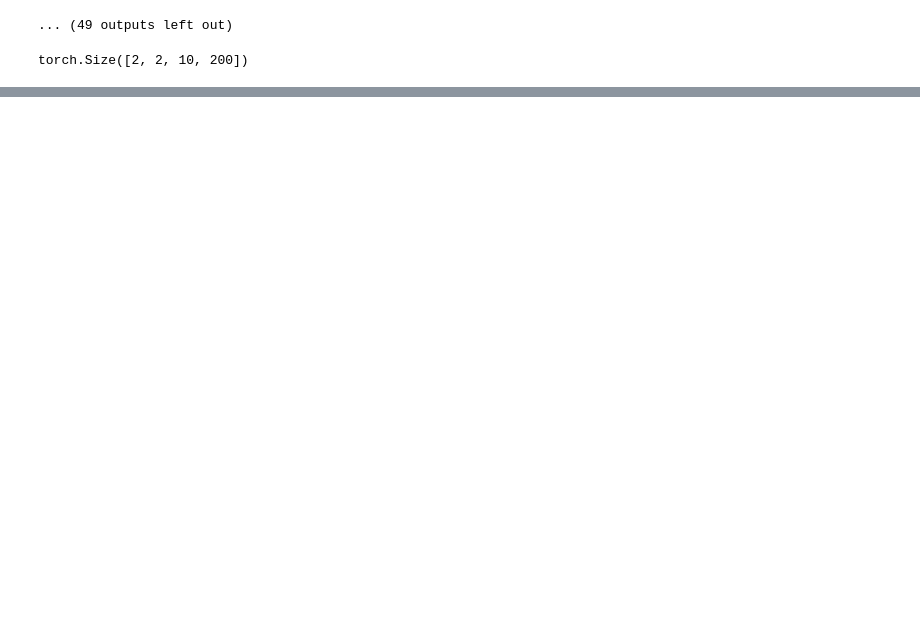
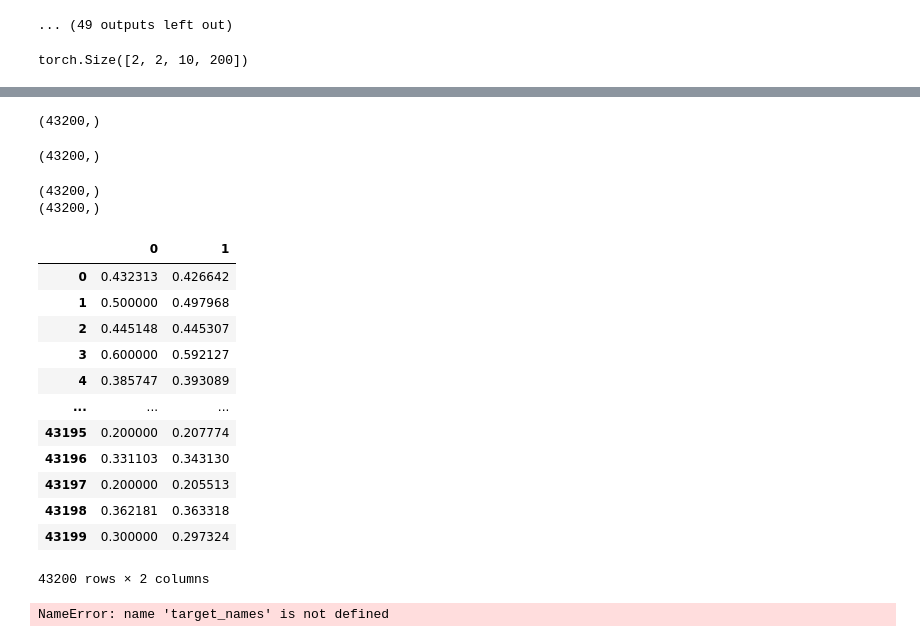
Before and after one commit to srineeey/neural_networks, a Jupyter notebook: lat_cnn/lat_cnn.ipynb, the cells around one changed output, grey strips where cells are left out. Drawn from its saved outputs; the diff is of its cells as text; code cells hidden in the pictures; blank space fills up the shorter version.

```diff
--- a/lat_cnn/lat_cnn.ipynb
+++ b/lat_cnn/lat_cnn.ipynb
@@ -244,17 +328,24 @@ custom layer operation not defined, assuming previous layer_size
 # %%
-epochs = max(val_epochs)+1
+random_seed = hyper_parameters["random_seed"]
+val_epochs = hyper_parameters["val_epochs"]
+save_state_epochs = hyper_parameters["save_state_epochs"]
 
+loss_func = hyper_parameters["loss_func"]()
+optimizer_type = hyper_parameters["optimizer"]
+
+batch_size = hyper_parameters["batch_size"]
 lr=hyper_parameters["lr"]
-batch_size = hyper_parameters["batch_size"]
-loss_func = hyper_parameters["loss_func"]()
+
 net_struct = hyper_parameters["net_struct"]
+
 val_method = hyper_parameters["val_method"]
 val_method_pars = hyper_parameters["val_method_pars"]
-optimizer_type = hyper_parameters["optimizer"]
 
 val_pred_paths = []
 val_label_paths = []
 
+
+epochs = max(val_epochs)+1
 train_loss = np.zeros(epochs)
 val_loss = np.zeros(len(val_epochs))
 
@@ -263,6 +354,15 @@ net_state_paths = []
 #create training log
 log_file_name = "log.txt"
 log_file = open(log_file_name, "w")
+for layer_struct in fixed_net_struct:
+    log_file.write(str(layer_struct))
+    log_file.write("\n")
+log_file.write("\n")
+log_file.write(str(layer_sizes))
+log_file.write("\n")
+for key in hyper_parameters:
+    log_file.write(key + ": " + str(hyper_parameters[key]))
+    log_file.write("\n")
 # %%
 #tb = SummaryWriter()
 
@@ -499,18 +595,49 @@ np.savetxt(val_loss_txt_file_name, val_loss)
 val_labels = np.fromfile(val_label_paths[-1], sep=" ")
 val_pred = np.fromfile(val_pred_paths[-1], sep=" ")
 # %%
-val_labels
+val_labels.shape
+# %% [output]
+(43200,)
 # %%
-val_pred
+val_pred.shape
+# %% [output]
+(43200,)
 # %%
 """Print MSE"""
 print(np.array(val_labels).shape)
 print(np.array(val_pred).shape)
+#val_df = pd.DataFrame([val_labels,val_pred].T)
 val_df = pd.DataFrame(np.array([val_labels,val_pred]).T)
-val_df.columns = ["label", "pred"]
-val_df["dev"] = abs(val_df["label"] - val_df["pred"])
-#val_df["mse"] = (val_df["label"] - val_df["pred"])**2
-val_df.head(20)
+val_df
+# %% [output]
+(43200,)
+(43200,)
+|  | 0 | 1 |
+| 0 | 0.432313 | 0.426642 |
+| 1 | 0.500000 | 0.497968 |
+| 2 | 0.445148 | 0.445307 |
+| 3 | 0.600000 | 0.592127 |
+| 4 | 0.385747 | 0.393089 |
+| ... | ... | ... |
+| 43195 | 0.200000 | 0.207774 |
+| 43196 | 0.331103 | 0.343130 |
+| 43197 | 0.200000 | 0.205513 |
+| 43198 | 0.362181 | 0.363318 |
+| 43199 | 0.300000 | 0.297324 |
+43200 rows × 2 columns
+# %%
+val_df_columns = []
+for target_name in target_names:
+    val_df_columns.append(f"label_{target_attributes}")
+for target_name in target_names:
+    val_df_columns.append(f"pred_{target_name}")
+
+val_df.columns = ["label", "pred"]
+val_df["dev"] = abs(val_df["label"] - val_df["pred"])
+#val_df["mse"] = (val_df["label"] - val_df["pred"])**2
+val_df.head(20)
+# %% [output]
+NameError: name 'target_names' is not defined
 # %%
 val_df.describe()
 # %%
```
Also changed, not shown: parts of 39 cells of this notebook, 11 other files.
